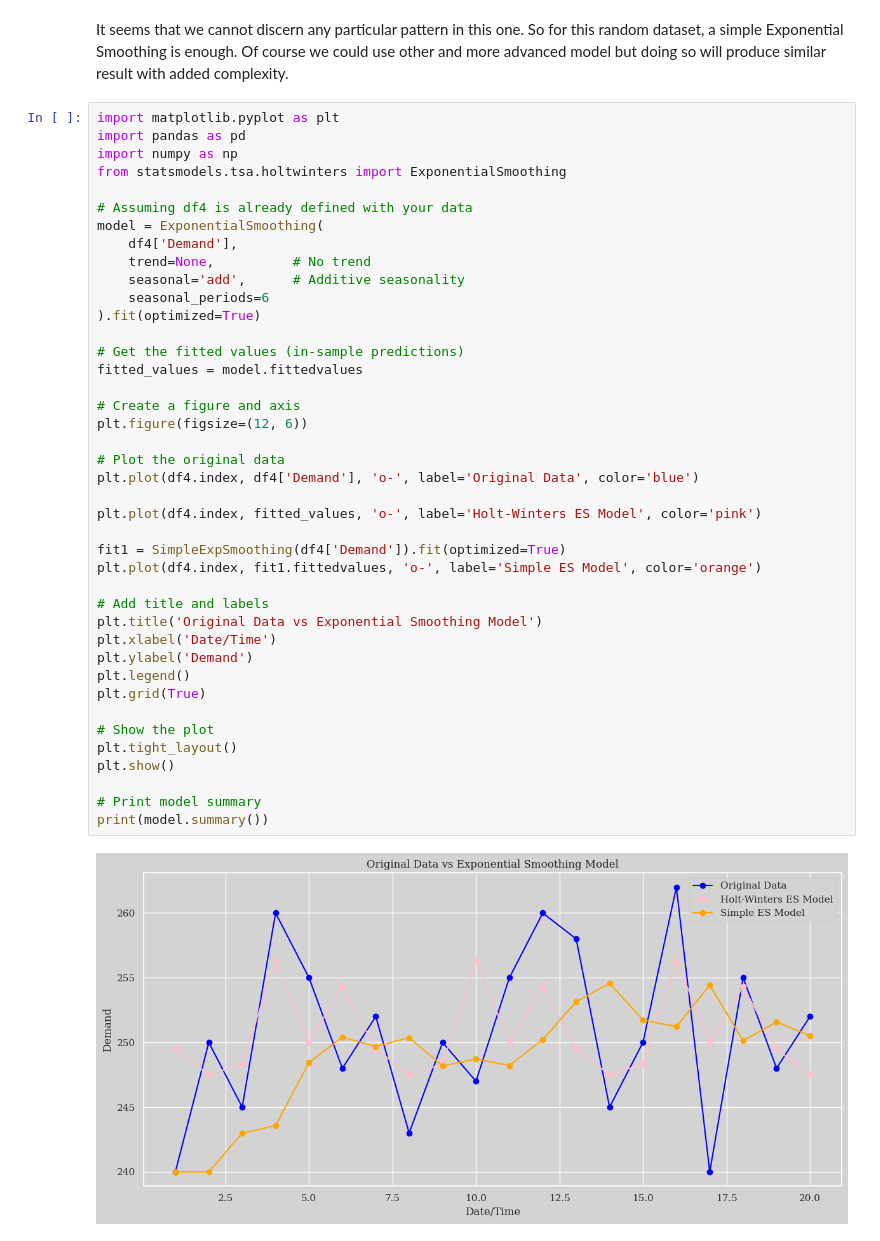
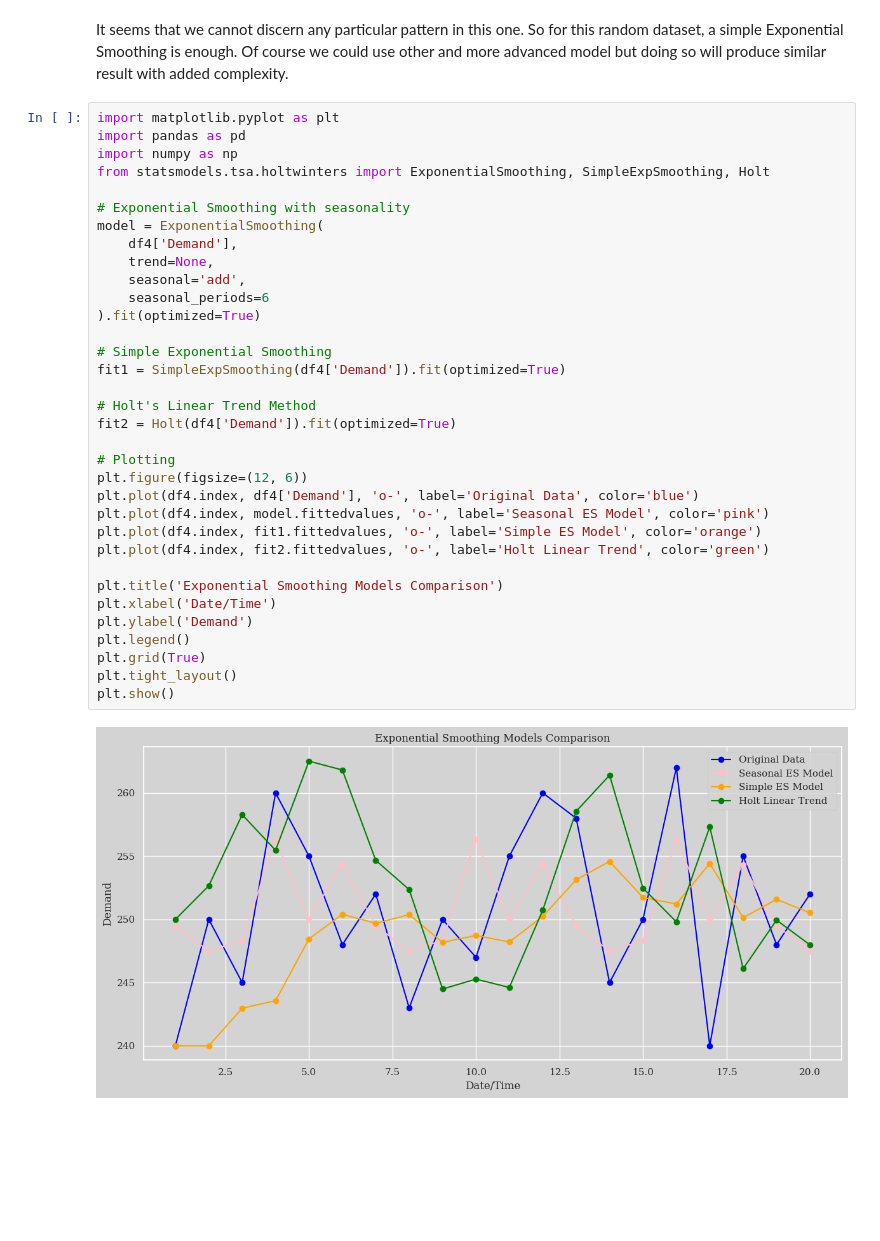
Before and after one commit to RomandRapido/APM1215-TimeSeries, a Jupyter notebook: FA2_Lansangan/FA2_Lansangan.ipynb, the cells around one changed output. Saved outputs shown, nothing was run; the diff lists cells and outputs as text; blank space fills up the shorter version.

```diff
--- a/FA2_Lansangan/FA2_Lansangan.ipynb
+++ b/FA2_Lansangan/FA2_Lansangan.ipynb
@@ -1188,43 +1208,36 @@ It seems that we cannot discern any particular pattern in this one. So for this
 # %%
 import matplotlib.pyplot as plt
 import pandas as pd
 import numpy as np
-from statsmodels.tsa.holtwinters import ExponentialSmoothing
+from statsmodels.tsa.holtwinters import ExponentialSmoothing, SimpleExpSmoothing, Holt
 
-# Assuming df4 is already defined with your data
+# Exponential Smoothing with seasonality
 model = ExponentialSmoothing(
     df4['Demand'],
-    trend=None,          # No trend
-    seasonal='add',      # Additive seasonality
+    trend=None,
+    seasonal='add',
     seasonal_periods=6
 ).fit(optimized=True)
 
-# Get the fitted values (in-sample predictions)
-fitted_values = model.fittedvalues
+# Simple Exponential Smoothing
+fit1 = SimpleExpSmoothing(df4['Demand']).fit(optimized=True)
 
-# Create a figure and axis
+# Holt's Linear Trend Method
+fit2 = Holt(df4['Demand']).fit(optimized=True)
+
+# Plotting
 plt.figure(figsize=(12, 6))
+plt.plot(df4.index, df4['Demand'], 'o-', label='Original Data', color='blue')
+plt.plot(df4.index, model.fittedvalues, 'o-', label='Seasonal ES Model', color='pink')
+plt.plot(df4.index, fit1.fittedvalues, 'o-', label='Simple ES Model', color='orange')
+plt.plot(df4.index, fit2.fittedvalues, 'o-', label='Holt Linear Trend', color='green')
 
-# Plot the original data
-plt.plot(df4.index, df4['Demand'], 'o-', label='Original Data', color='blue')
-
-plt.plot(df4.index, fitted_values, 'o-', label='Holt-Winters ES Model', color='pink')
-
-fit1 = SimpleExpSmoothing(df4['Demand']).fit(optimized=True)
-plt.plot(df4.index, fit1.fittedvalues, 'o-', label='Simple ES Model', color='orange')
-
-# Add title and labels
-plt.title('Original Data vs Exponential Smoothing Model')
+plt.title('Exponential Smoothing Models Comparison')
 plt.xlabel('Date/Time')
 plt.ylabel('Demand')
 plt.legend()
 plt.grid(True)
-
-# Show the plot
 plt.tight_layout()
 plt.show()
-
-# Print model summary
-print(model.summary())
 # %% [output]
-[figure, old version]
+[figure, new version]
```
Also changed, not shown: parts of 36 cells of this notebook.
